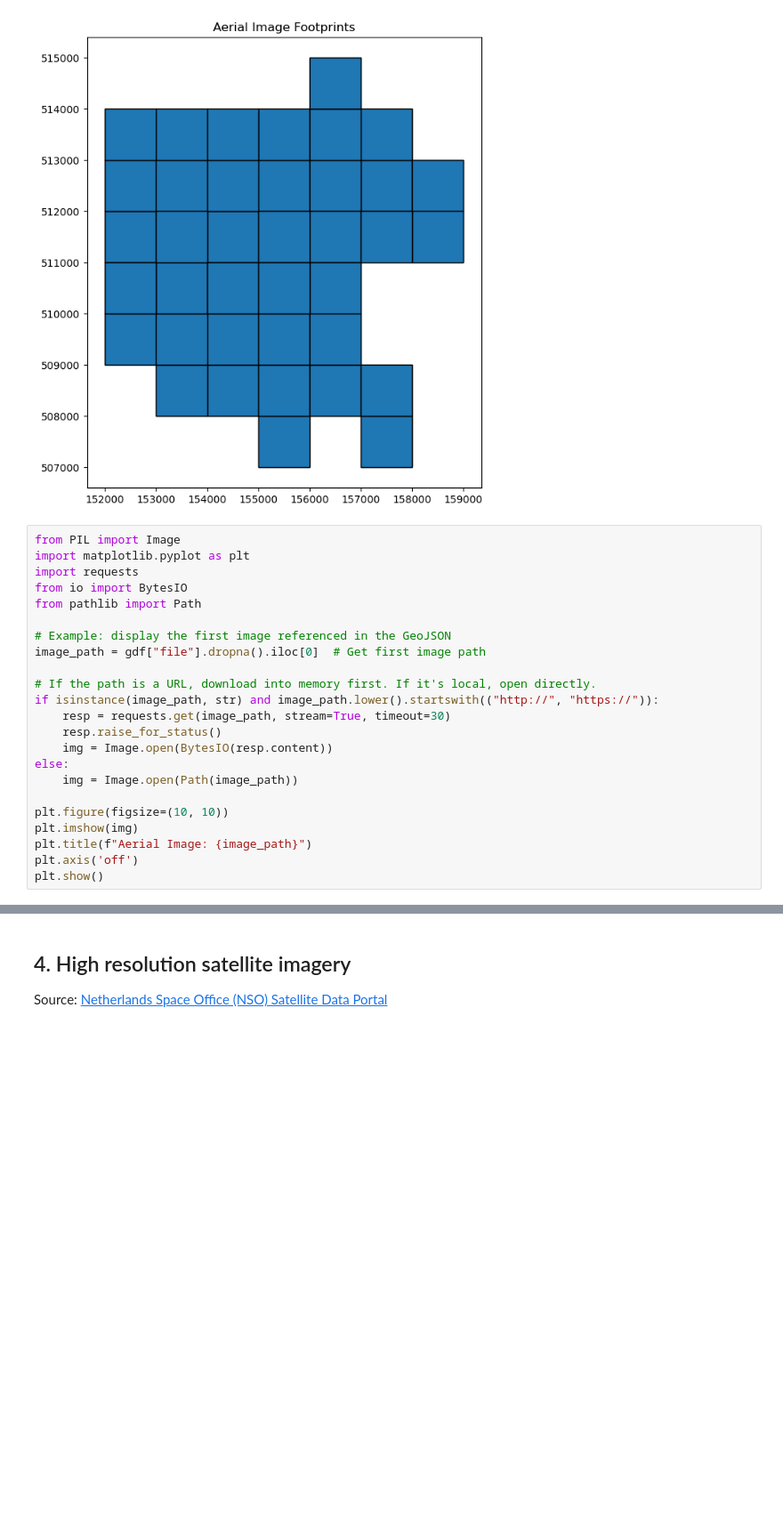
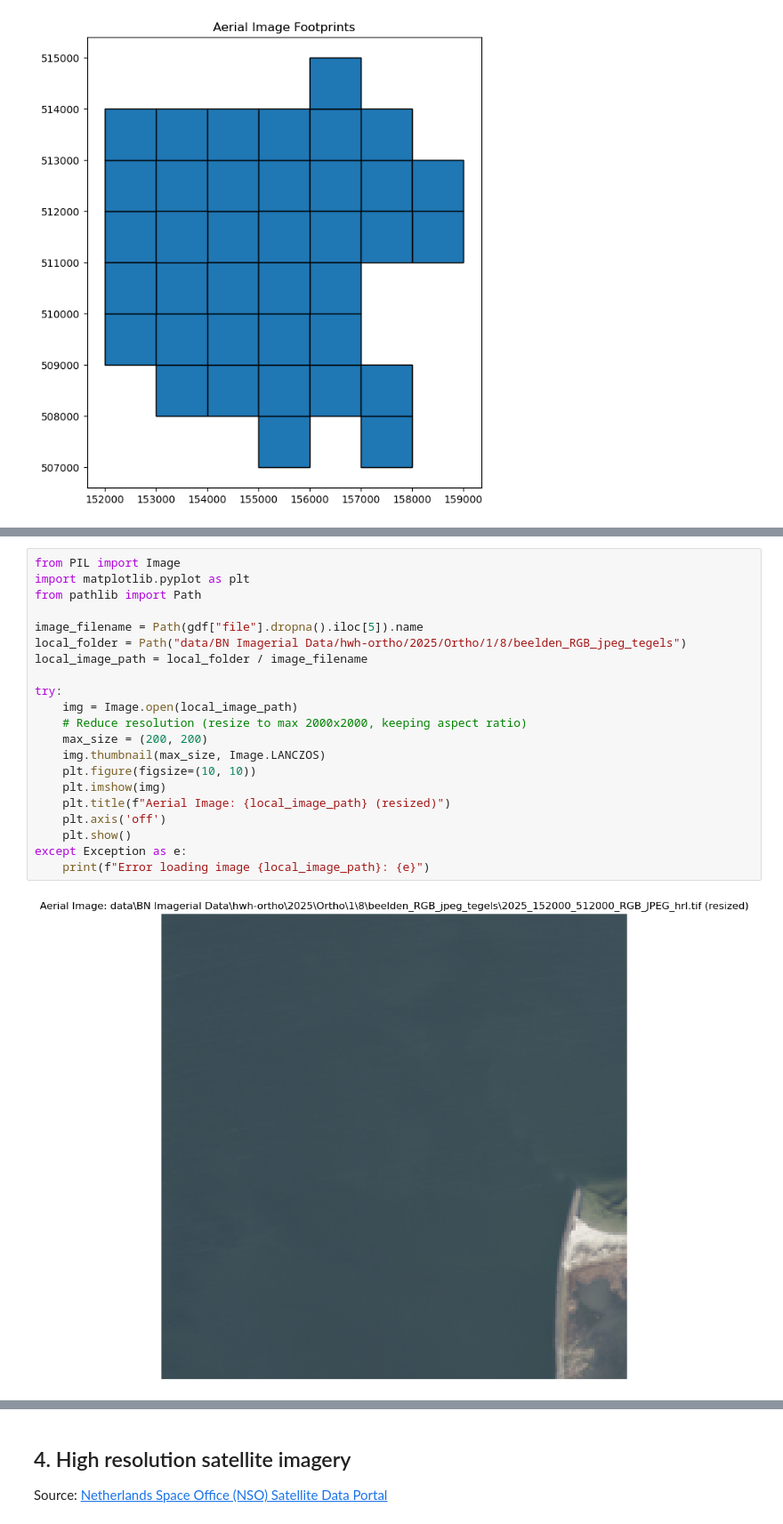
Before and after one commit to movephutthaphaiboon/coastal-analysis-shoreline-evolution, a Jupyter notebook: A - data exploration.ipynb, the cells around one changed output, grey strips where cells are left out. Shown at 89% size. Cells and saved outputs as stored; diff of their text form; blank space fills up the shorter version.

Commit message:
plot imagerial data

```diff
--- a/A - data exploration.ipynb
+++ b/A - data exploration.ipynb
@@ -184,26 +192,3 @@ else:
 Referenced image files:
 ['https://fsn1.your-objectstorage.com/hwh-ortho/2025/Ortho/1/8/beelden_RGB_jpeg_tegels/2025_152000_511000_RGB_JPEG_hrl.tif', 'https://fsn1.your-objectstorage.com/hwh-ortho/2025/Ortho/1/8/beelden_RGB_j ...
 [figure]
-# %%
-from PIL import Image
-import matplotlib.pyplot as plt
-import requests
-from io import BytesIO
-from pathlib import Path
-
-# Example: display the first image referenced in the GeoJSON
-image_path = gdf["file"].dropna().iloc[0]  # Get first image path
-
-# If the path is a URL, download into memory first. If it's local, open directly.
-if isinstance(image_path, str) and image_path.lower().startswith(("http://", "https://")):
-	resp = requests.get(image_path, stream=True, timeout=30)
-	resp.raise_for_status()
-	img = Image.open(BytesIO(resp.content))
-else:
-	img = Image.open(Path(image_path))
-
-plt.figure(figsize=(10, 10))
-plt.imshow(img)
-plt.title(f"Aerial Image: {image_path}")
-plt.axis('off')
-plt.show()
@@ -211,0 +204,23 @@ plt.show()
+# %%
+from PIL import Image
+import matplotlib.pyplot as plt
+from pathlib import Path
+
+image_filename = Path(gdf["file"].dropna().iloc[5]).name
+local_folder = Path("data/BN Imagerial Data/hwh-ortho/2025/Ortho/1/8/beelden_RGB_jpeg_tegels")
+local_image_path = local_folder / image_filename
+
+try:
+    img = Image.open(local_image_path)
+    # Reduce resolution (resize to max 2000x2000, keeping aspect ratio)
+    max_size = (200, 200)
+    img.thumbnail(max_size, Image.LANCZOS)
+    plt.figure(figsize=(10, 10))
+    plt.imshow(img)
+    plt.title(f"Aerial Image: {local_image_path} (resized)")
+    plt.axis('off')
+    plt.show()
+except Exception as e:
+    print(f"Error loading image {local_image_path}: {e}")
+# %% [output]
+[figure, added]
```
Also changed, not shown: parts of 7 cells of this notebook.
